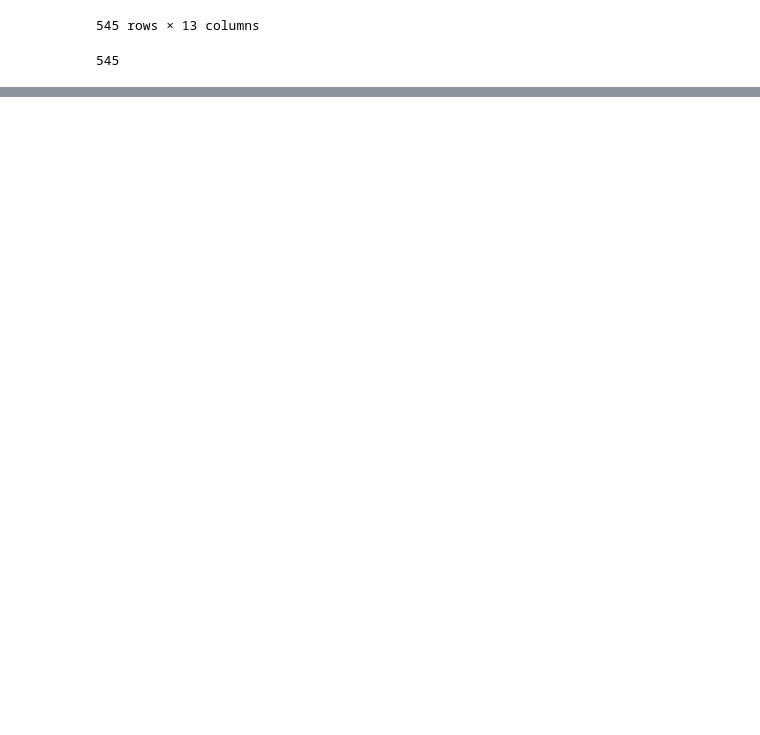
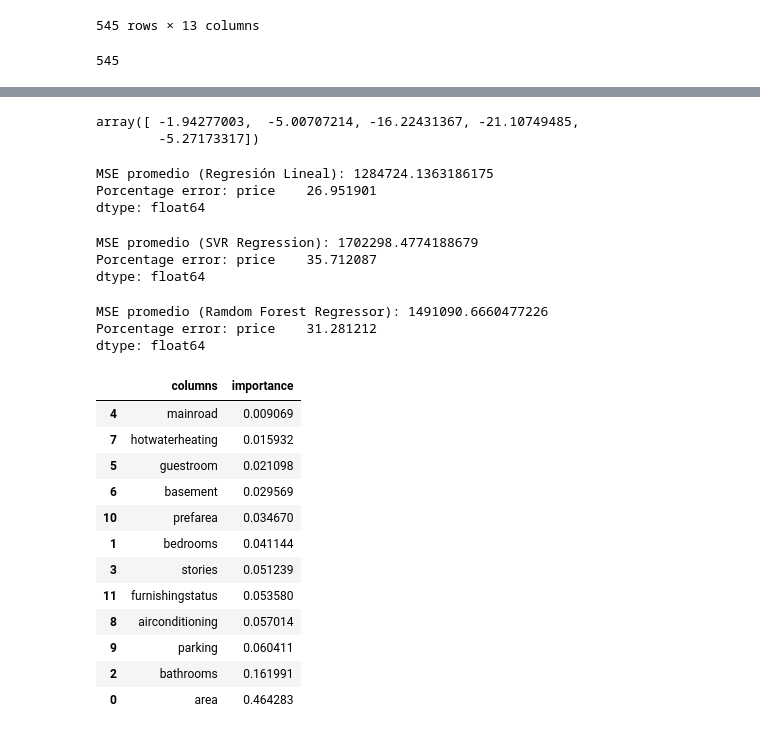
Before and after one commit to belenareal/machine_learning_projects, a Jupyter notebook: housing_prices/model.ipynb, the cells around one changed output, grey strips where cells are left out. Drawn from its saved outputs; the diff is of its cells as text; code cells hidden in the pictures; blank space fills up the shorter version.

```diff
--- a/housing_prices/model.ipynb
+++ b/housing_prices/model.ipynb
@@ -109,0 +102,63 @@ print(f'MSLE (LightGBM): {lgb_msle}')
+# %%
+score_lm
+# %% [output]
+array([ -1.94277003,  -5.00707214, -16.22431367, -21.10749485,
+        -5.27173317])
+# %%
+linear_model = LinearRegression()
+
+mse_scores_ml = cross_val_score(linear_model, X, y, scoring='neg_root_mean_squared_error')
+
+lm = np.mean(-mse_scores_ml)
+
+print(f'MSE promedio (Regresión Lineal): {lm}')
+
+print(f'Porcentage error: {lm*100/y.mean()}')
+# %% [output]
+MSE promedio (Regresión Lineal): 1284724.1363186175
+Porcentage error: price    26.951901
+dtype: float64
+# %%
+svr_model = SVR(kernel='linear')
+
+mse_scores_svr = cross_val_score(svr_model, X, y, scoring='neg_root_mean_squared_error')
+
+svr = np.mean(-mse_scores_svr)
+
+print(f'MSE promedio (SVR Regression): {svr}')
+print(f'Porcentage error: {svr*100/y.mean()}')
+# %% [output]
+MSE promedio (SVR Regression): 1702298.4774188679
+Porcentage error: price    35.712087
+dtype: float64
+# %%
+clf_model = RandomForestRegressor()
+
+mse_scores_clf = cross_val_score(clf_model, X, y, scoring='neg_root_mean_squared_error')
+
+clf = np.mean(-mse_scores_clf)
+
+print(f'MSE promedio (Ramdom Forest Regressor): {clf}')
+print(f'Porcentage error: {clf*100/y.mean()}')
+# %% [output]
+MSE promedio (Ramdom Forest Regressor): 1491090.6660477226
+Porcentage error: price    31.281212
+dtype: float64
+# %%
+clf_model = RandomForestRegressor()
+clf_model.fit(X,y)
+pd.DataFrame({'columns' : X.columns, 'importance' : clf_model.feature_importances_}).sort_values('importance')
+# %% [output]
+|  | columns | importance |
+| 4 | mainroad | 0.009069 |
+| 7 | hotwaterheating | 0.015932 |
+| 5 | guestroom | 0.021098 |
+| 6 | basement | 0.029569 |
+| 10 | prefarea | 0.034670 |
+| 1 | bedrooms | 0.041144 |
+| 3 | stories | 0.051239 |
+| 11 | furnishingstatus | 0.053580 |
+| 8 | airconditioning | 0.057014 |
+| 9 | parking | 0.060411 |
+| 2 | bathrooms | 0.161991 |
+| 0 | area | 0.464283 |
```
Also changed, not shown: parts of 14 cells of this notebook.
